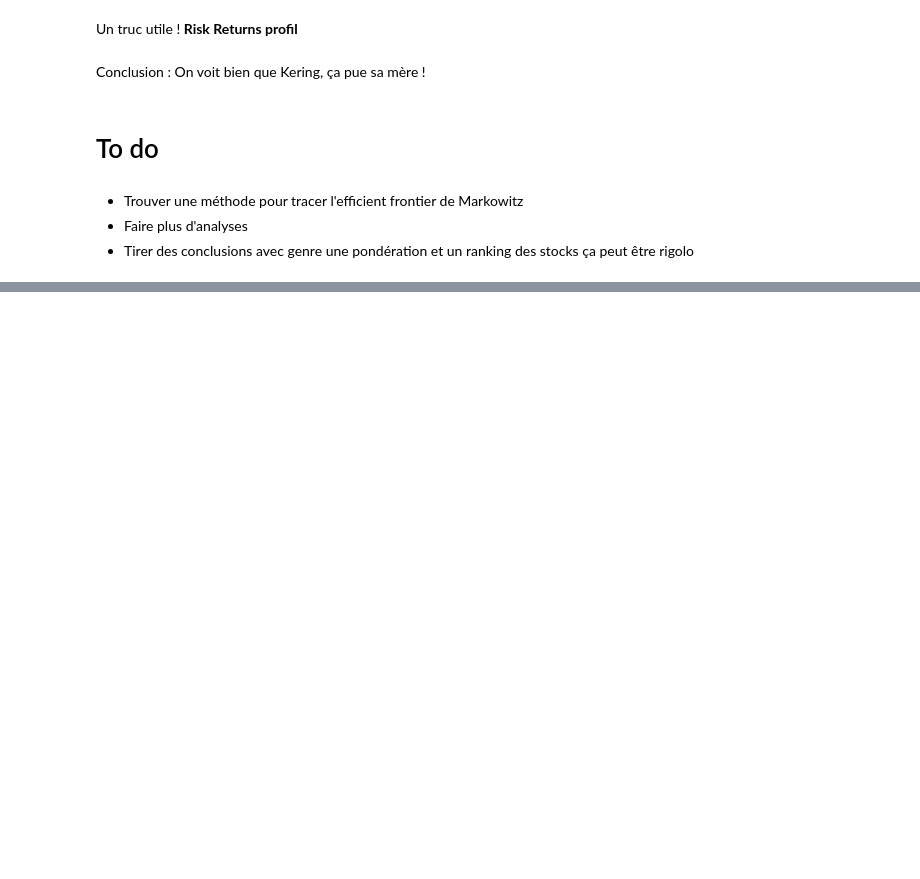
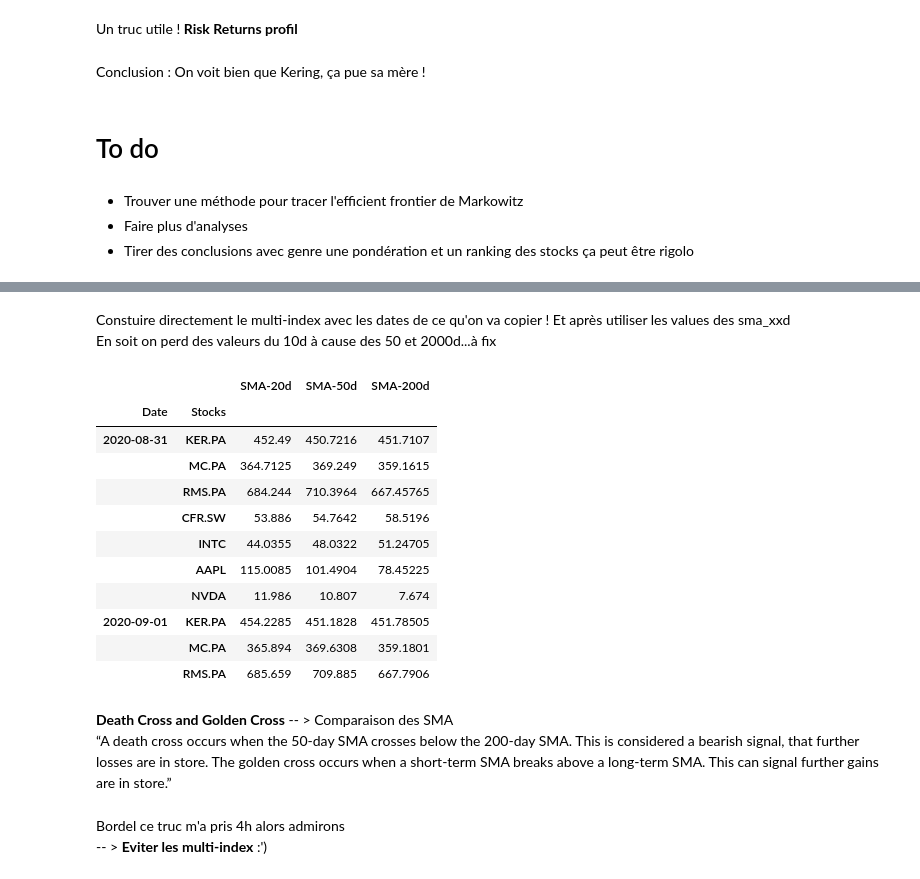
Before and after one commit to MuloTheSecond/Financial-Analysis-Walk-through, a Jupyter notebook: Algo.ipynb, the cells around one changed output, grey strips where cells are left out. Cells and saved outputs as stored; diff of their text form; code cells hidden in the pictures; blank space fills up the shorter version.

```diff
--- a/Algo.ipynb
+++ b/Algo.ipynb
@@ -458,0 +484,39 @@ Conclusion : On voit bien que Kering, ça pue sa mère !
+# %%
+sma_20d = closing_price_df.rolling(20).mean()
+
+sma_50d = closing_price_df.rolling(50).mean()
+
+sma_200d = closing_price_df.rolling(200).mean()
+# %% [markdown]
+Constuire directement le multi-index avec les dates de ce qu'on va copier ! Et après utiliser les values des sma_xxd
+En soit on perd des valeurs du 10d à cause des 50 et 2000d...à fix
+# %%
+# DataFrame multi-indexé avec la date et les stocks
+multi_index = pd.MultiIndex.from_product([sma_20d.index, tickers_symbols], names=["Date", "Stocks"])
+sma_df = pd.DataFrame(index=multi_index, columns=["SMA-20d", "SMA-50d", "SMA-200d"])
+
+for stock in tickers_symbols:
+    sma_df.loc[(slice(None), stock), "SMA-20d"] = sma_20d[stock].values
+    sma_df.loc[(sma_50d.index, stock), "SMA-50d"] = sma_50d[stock].values
+    sma_df.loc[(sma_200d.index, stock), "SMA-200d"] = sma_200d[stock].values
+
+sma_df.dropna().head(10)
+# %% [output]
+|  |  | SMA-20d | SMA-50d | SMA-200d |
+| Date | Stocks |  |  |  |
+| 2020-08-31 | KER.PA | 452.49 | 450.7216 | 451.7107 |
+|  | MC.PA | 364.7125 | 369.249 | 359.1615 |
+|  | RMS.PA | 684.244 | 710.3964 | 667.45765 |
+|  | CFR.SW | 53.886 | 54.7642 | 58.5196 |
+|  | INTC | 44.0355 | 48.0322 | 51.24705 |
+|  | AAPL | 115.0085 | 101.4904 | 78.45225 |
+|  | NVDA | 11.986 | 10.807 | 7.674 |
+| 2020-09-01 | KER.PA | 454.2285 | 451.1828 | 451.78505 |
+|  | MC.PA | 365.894 | 369.6308 | 359.1801 |
+|  | RMS.PA | 685.659 | 709.885 | 667.7906 |
+# %% [markdown]
+**Death Cross and Golden Cross**  -- > Comparaison des SMA
+“A death cross occurs when the 50-day SMA crosses below the 200-day SMA. This is considered a bearish signal, that further losses are in store. The golden cross occurs when a short-term SMA breaks above a long-term SMA. This can signal further gains are in store.”
+# %% [markdown]
+Bordel ce truc m'a pris 4h alors admirons
+-- > **Eviter les multi-index** :')
```
Also changed, not shown: parts of 19 cells of this notebook, 25 other files.
